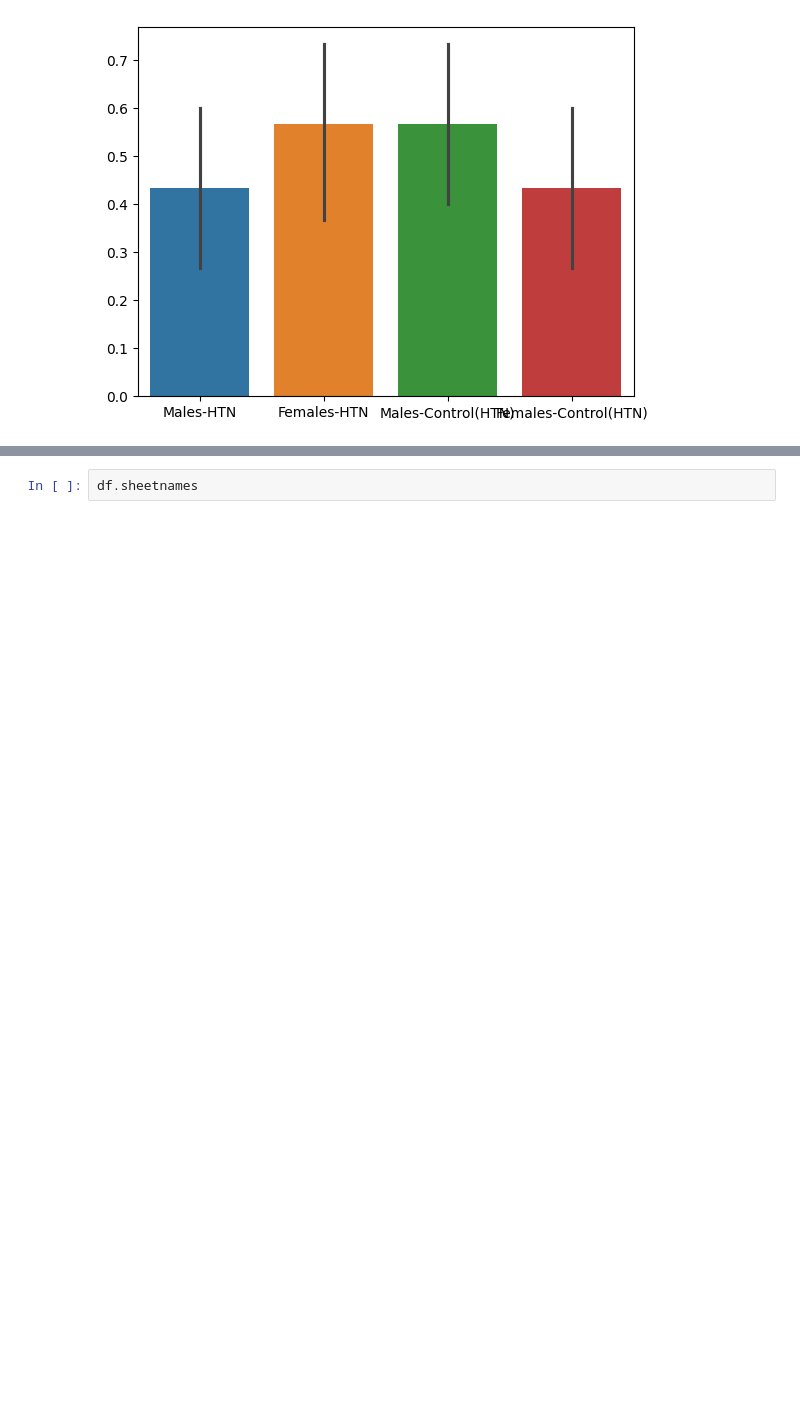
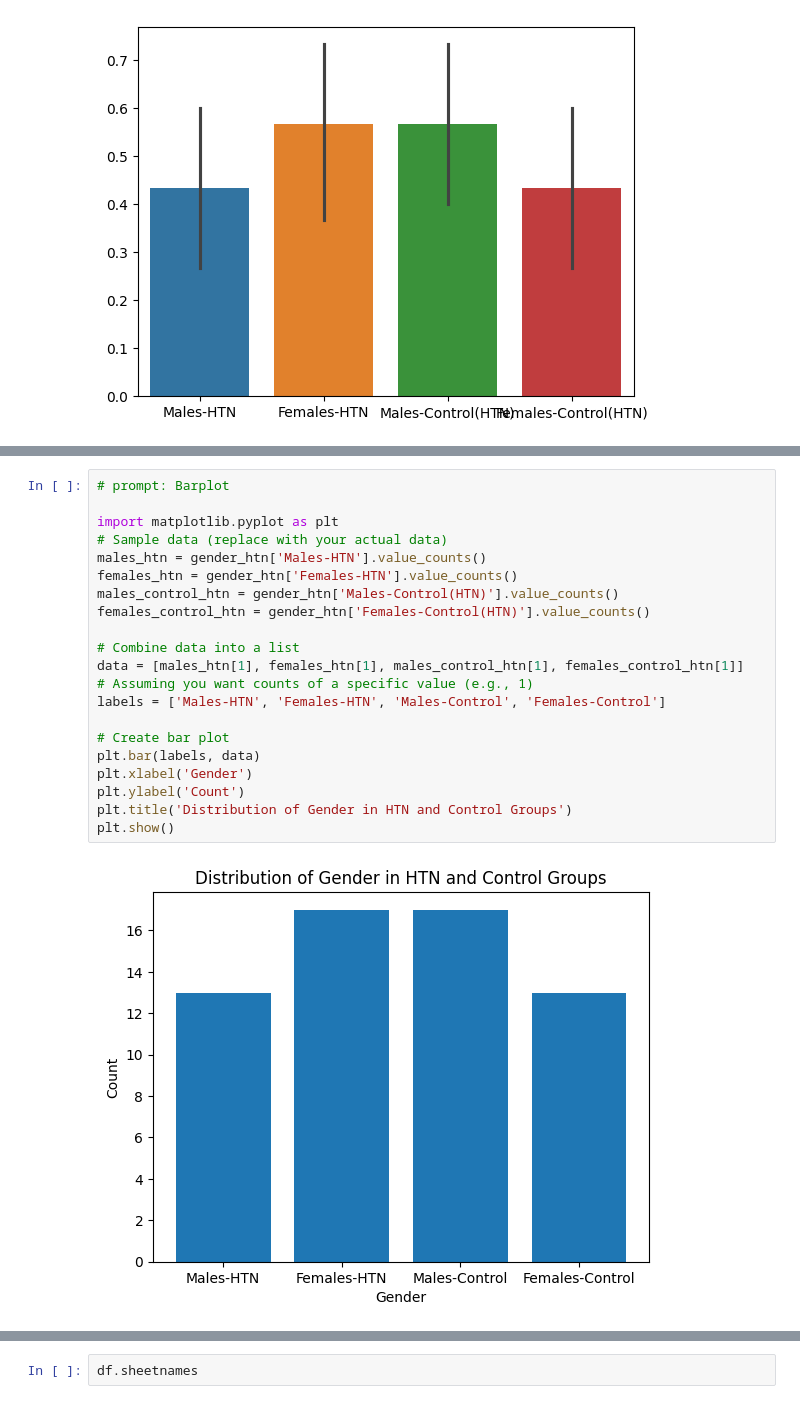
Before and after one commit to drskprabhakar/AI-ML-DL-colab-notebooks-coding-models, a Jupyter notebook: Oct_analysis_gender.ipynb, the cells around one changed output, grey strips where cells are left out. Cells and saved outputs as stored; diff of their text form; blank space fills up the shorter version.

```diff
--- a/Oct_analysis_gender.ipynb
+++ b/Oct_analysis_gender.ipynb
@@ -155,0 +177,22 @@ seaborn.barplot(gender_htn)
+# %%
+# prompt: Barplot
+
+import matplotlib.pyplot as plt
+# Sample data (replace with your actual data)
+males_htn = gender_htn['Males-HTN'].value_counts()
+females_htn = gender_htn['Females-HTN'].value_counts()
+males_control_htn = gender_htn['Males-Control(HTN)'].value_counts()
+females_control_htn = gender_htn['Females-Control(HTN)'].value_counts()
+
+# Combine data into a list
+data = [males_htn[1], females_htn[1], males_control_htn[1], females_control_htn[1]]  # Assuming you want counts of a specific value (e.g., 1)
+labels = ['Males-HTN', 'Females-HTN', 'Males-Control', 'Females-Control']
+
+# Create bar plot
+plt.bar(labels, data)
+plt.xlabel('Gender')
+plt.ylabel('Count')
+plt.title('Distribution of Gender in HTN and Control Groups')
+plt.show()
+# %% [output]
+[figure, added]
```
Also changed, not shown: parts of 4 cells of this notebook.
